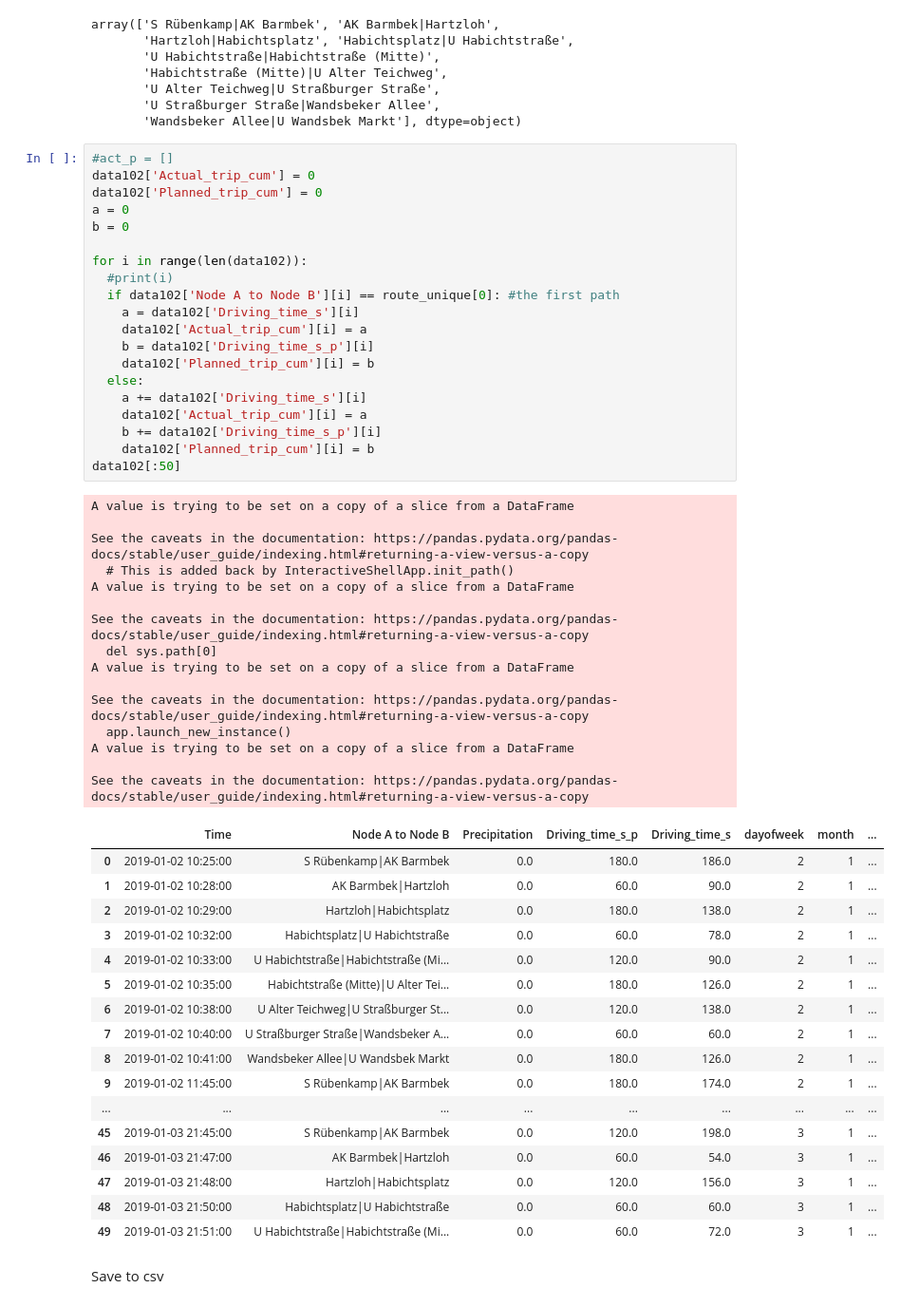
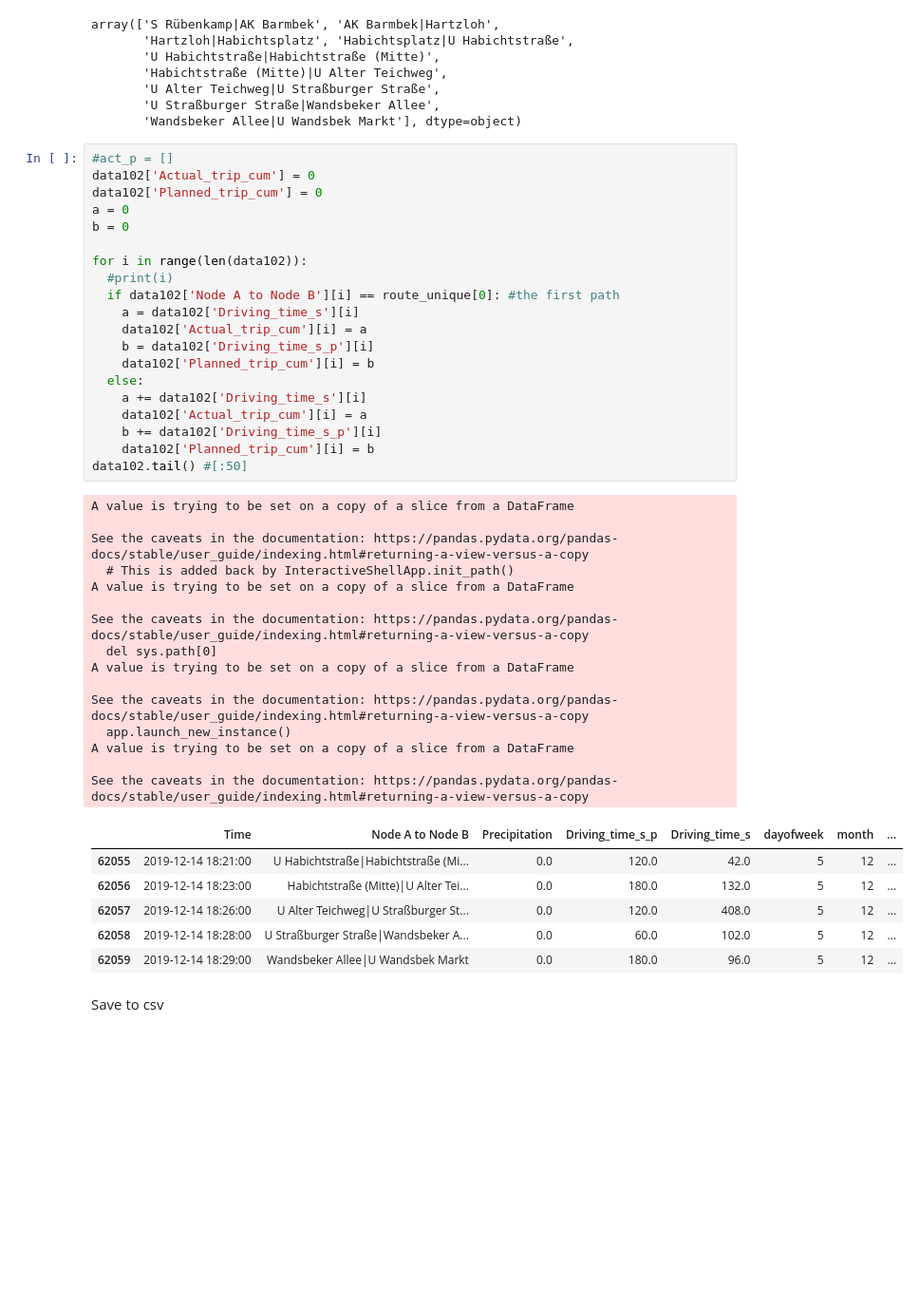
Before and after one commit to fhun/bus-arrival-time-neural-network-ga-kalman, a Jupyter notebook: 0_Datapreparation.ipynb, the cells around one changed output. Shown at 95% size. Saved outputs shown, nothing was run; the diff lists cells and outputs as text; blank space fills up the shorter version.

```diff
--- a/0_Datapreparation.ipynb
+++ b/0_Datapreparation.ipynb
@@ -683,50 +532,39 @@ b = 0
 
 for i in range(len(data102)):
   #print(i)
   if data102['Node A to Node B'][i] == route_unique[0]: #the first path
     a = data102['Driving_time_s'][i]
     data102['Actual_trip_cum'][i] = a
     b = data102['Driving_time_s_p'][i]
     data102['Planned_trip_cum'][i] = b
   else:
     a += data102['Driving_time_s'][i]
     data102['Actual_trip_cum'][i] = a
     b += data102['Driving_time_s_p'][i]
     data102['Planned_trip_cum'][i] = b
-data102[:50]
+data102.tail() #[:50]
 # %% [output]
 A value is trying to be set on a copy of a slice from a DataFrame
 
 See the caveats in the documentation: https://pandas.pydata.org/pandas-docs/stable/user_guide/indexing.html#returning-a-view-versus-a-copy
   # This is added back by InteractiveShellApp.init_path()
 A value is trying to be set on a copy of a slice from a DataFrame
 
 See the caveats in the documentation: https://pandas.pydata.org/pandas-docs/stable/user_guide/indexing.html#returning-a-view-versus-a-copy
   del sys.path[0]
 A value is trying to be set on a copy of a slice from a DataFrame
 
 See the caveats in the documentation: https://pandas.pydata.org/pandas-docs/stable/user_guide/indexing.html#returning-a-view-versus-a-copy
   app.launch_new_instance()
 A value is trying to be set on a copy of a slice from a DataFrame
 
 See the caveats in the documentation: https://pandas.pydata.org/pandas-docs/stable/user_guide/indexing.html#returning-a-view-versus-a-copy
 |  | Time | Node A to Node B | Precipitation | Driving_time_s_p | Driving_time_s | dayofweek | month | ... |
-| 0 | 2019-01-02 10:25:00 | S Rübenkamp|AK Barmbek | 0.0 | 180.0 | 186.0 | 2 | 1 | ... |
-| 1 | 2019-01-02 10:28:00 | AK Barmbek|Hartzloh | 0.0 | 60.0 | 90.0 | 2 | 1 | ... |
-| 2 | 2019-01-02 10:29:00 | Hartzloh|Habichtsplatz | 0.0 | 180.0 | 138.0 | 2 | 1 | ... |
-| 3 | 2019-01-02 10:32:00 | Habichtsplatz|U Habichtstraße | 0.0 | 60.0 | 78.0 | 2 | 1 | ... |
-| 4 | 2019-01-02 10:33:00 | U Habichtstraße|Habichtstraße (Mi... | 0.0 | 120.0 | 90.0 | 2 | 1 | ... |
-| 5 | 2019-01-02 10:35:00 | Habichtstraße (Mitte)|U Alter Tei... | 0.0 | 180.0 | 126.0 | 2 | 1 | ... |
-| 6 | 2019-01-02 10:38:00 | U Alter Teichweg|U Straßburger St... | 0.0 | 120.0 | 138.0 | 2 | 1 | ... |
-| 7 | 2019-01-02 10:40:00 | U Straßburger Straße|Wandsbeker A... | 0.0 | 60.0 | 60.0 | 2 | 1 | ... |
-| 8 | 2019-01-02 10:41:00 | Wandsbeker Allee|U Wandsbek Markt | 0.0 | 180.0 | 126.0 | 2 | 1 | ... |
-| 9 | 2019-01-02 11:45:00 | S Rübenkamp|AK Barmbek | 0.0 | 180.0 | 174.0 | 2 | 1 | ... |
-| ... | ... | ... | ... | ... | ... | ... | ... | ... |
-| 45 | 2019-01-03 21:45:00 | S Rübenkamp|AK Barmbek | 0.0 | 120.0 | 198.0 | 3 | 1 | ... |
-| 46 | 2019-01-03 21:47:00 | AK Barmbek|Hartzloh | 0.0 | 60.0 | 54.0 | 3 | 1 | ... |
-| 47 | 2019-01-03 21:48:00 | Hartzloh|Habichtsplatz | 0.0 | 120.0 | 156.0 | 3 | 1 | ... |
-| 48 | 2019-01-03 21:50:00 | Habichtsplatz|U Habichtstraße | 0.0 | 60.0 | 60.0 | 3 | 1 | ... |
-| 49 | 2019-01-03 21:51:00 | U Habichtstraße|Habichtstraße (Mi... | 0.0 | 60.0 | 72.0 | 3 | 1 | ... |
+| 62055 | 2019-12-14 18:21:00 | U Habichtstraße|Habichtstraße (Mi... | 0.0 | 120.0 | 42.0 | 5 | 12 | ... |
+| 62056 | 2019-12-14 18:23:00 | Habichtstraße (Mitte)|U Alter Tei... | 0.0 | 180.0 | 132.0 | 5 | 12 | ... |
+| 62057 | 2019-12-14 18:26:00 | U Alter Teichweg|U Straßburger St... | 0.0 | 120.0 | 408.0 | 5 | 12 | ... |
+| 62058 | 2019-12-14 18:28:00 | U Straßburger Straße|Wandsbeker A... | 0.0 | 60.0 | 102.0 | 5 | 12 | ... |
+| 62059 | 2019-12-14 18:29:00 | Wandsbeker Allee|U Wandsbek Markt | 0.0 | 180.0 | 96.0 | 5 | 12 | ... |
 # %% [markdown]
 Save to csv
 # %%
```
Also changed, not shown: parts of 32 cells of this notebook.
